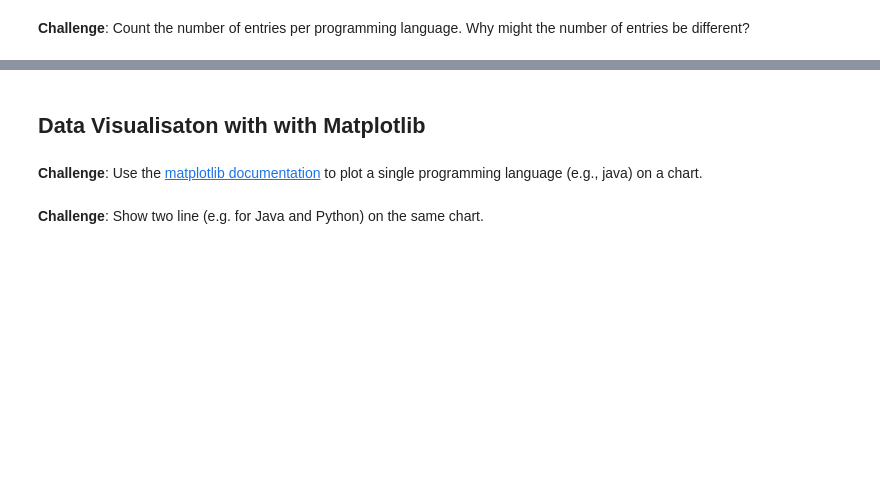
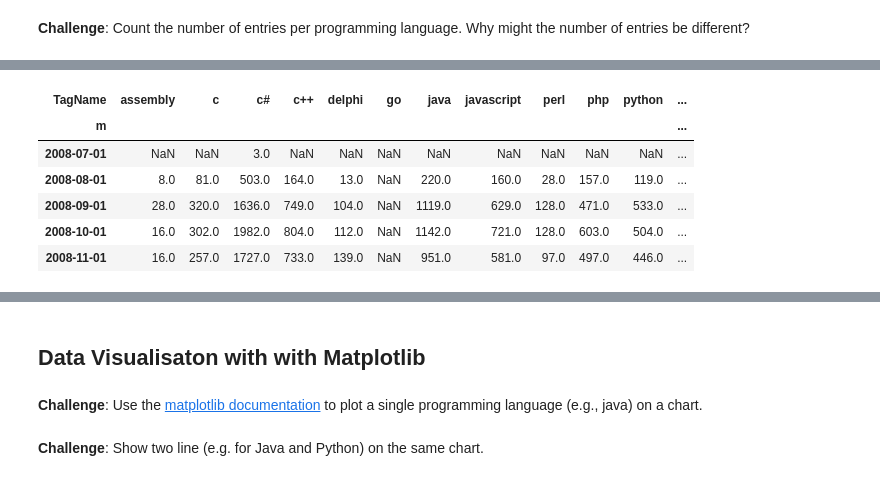
Before and after one commit to Sid72020123/Learn-Python---Udemy, a Jupyter notebook: src/Day 73/Programming_Languages.ipynb, the cells around one changed output, grey strips where cells are left out. Cells and saved outputs as stored; diff of their text form; code cells hidden in the pictures; blank space fills up the shorter version.

```diff
--- a/src/Day 73/Programming_Languages.ipynb
+++ b/src/Day 73/Programming_Languages.ipynb
@@ -136,0 +190,10 @@ df
+# %%
+reshaped_df.head()
+# %% [output]
+| TagName | assembly | c | c# | c++ | delphi | go | java | javascript | perl | php | python | ... |
+| m |  |  |  |  |  |  |  |  |  |  |  | ... |
+| 2008-07-01 | NaN | NaN | 3.0 | NaN | NaN | NaN | NaN | NaN | NaN | NaN | NaN | ... |
+| 2008-08-01 | 8.0 | 81.0 | 503.0 | 164.0 | 13.0 | NaN | 220.0 | 160.0 | 28.0 | 157.0 | 119.0 | ... |
+| 2008-09-01 | 28.0 | 320.0 | 1636.0 | 749.0 | 104.0 | NaN | 1119.0 | 629.0 | 128.0 | 471.0 | 533.0 | ... |
+| 2008-10-01 | 16.0 | 302.0 | 1982.0 | 804.0 | 112.0 | NaN | 1142.0 | 721.0 | 128.0 | 603.0 | 504.0 | ... |
+| 2008-11-01 | 16.0 | 257.0 | 1727.0 | 733.0 | 139.0 | NaN | 951.0 | 581.0 | 97.0 | 497.0 | 446.0 | ... |
```
Also changed, not shown: parts of 9 cells of this notebook.
